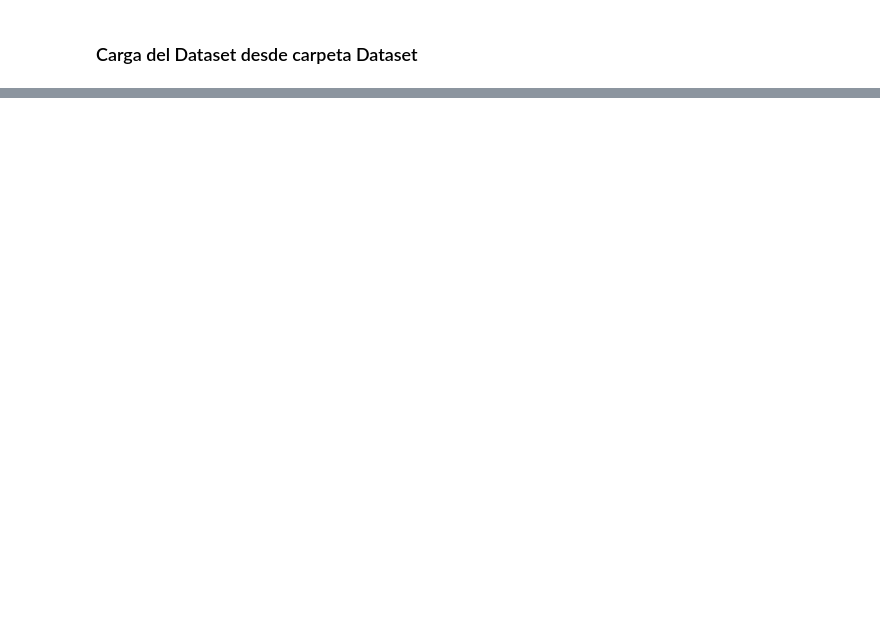
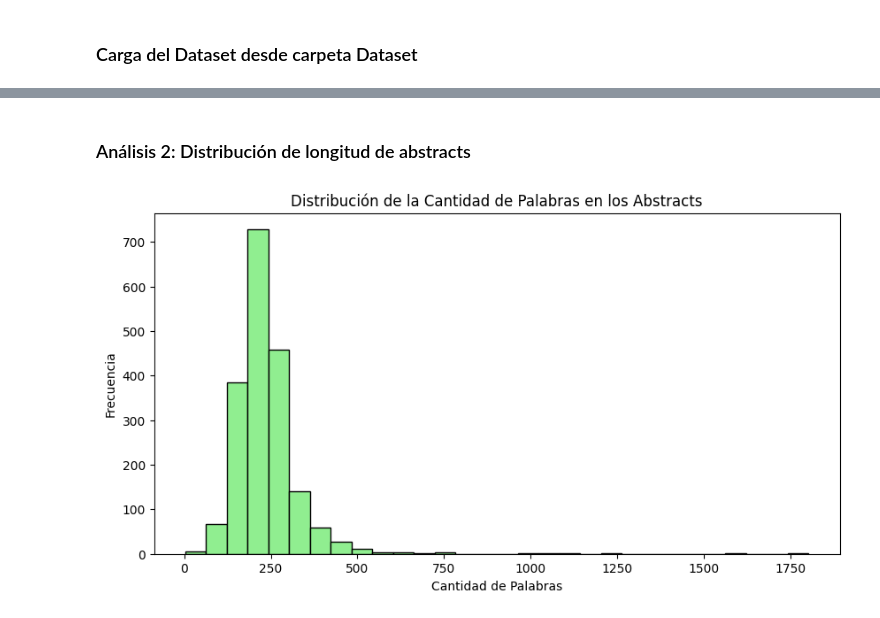
Before and after one commit to Dreamer97JB/M_ML_DL_CUDA_RNN_, a Jupyter notebook: Script/tourism_clasificator.ipynb, the cells around one changed output, grey strips where cells are left out. Cells and saved outputs as stored; diff of their text form; code cells hidden in the pictures; blank space fills up the shorter version.

```diff
--- a/Script/tourism_clasificator.ipynb
+++ b/Script/tourism_clasificator.ipynb
@@ -25,0 +164,14 @@ ModuleNotFoundError: No module named 'pandas'
+# %% [markdown]
+### Análisis 2: Distribución de longitud de abstracts
+# %%
+df_reduced.loc[:, 'Abstract Length'] = df_reduced['Abstract'].apply(lambda x: len(str(x).split()))
+
+# Visualización
+plt.figure(figsize=(10, 5))
+df_reduced['Abstract Length'].plot(kind='hist', bins=30, color='lightgreen', edgecolor='black')
+plt.title('Distribución de la Cantidad de Palabras en los Abstracts')
+plt.xlabel('Cantidad de Palabras')
+plt.ylabel('Frecuencia')
+plt.show()
+# %% [output]
+[figure, added]
```
Also changed, not shown: parts of 21 cells of this notebook, 2 other files.
